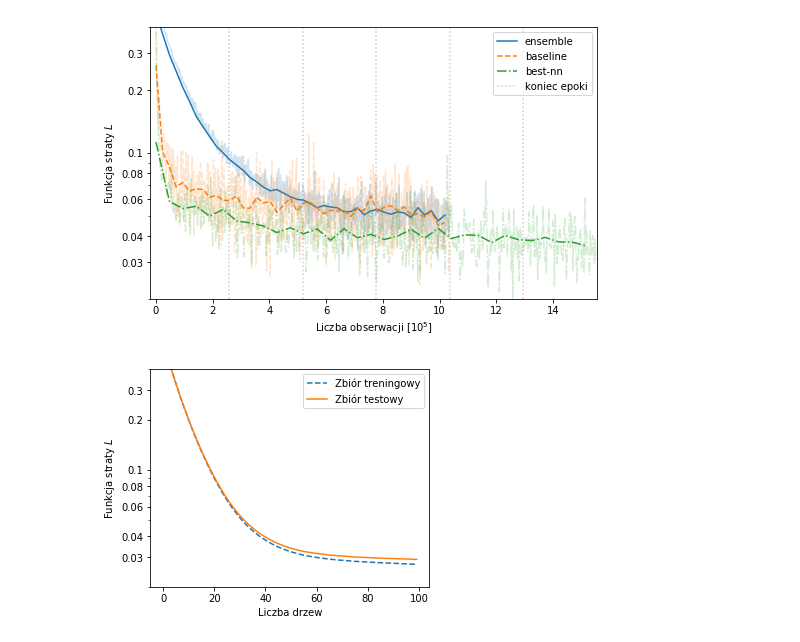
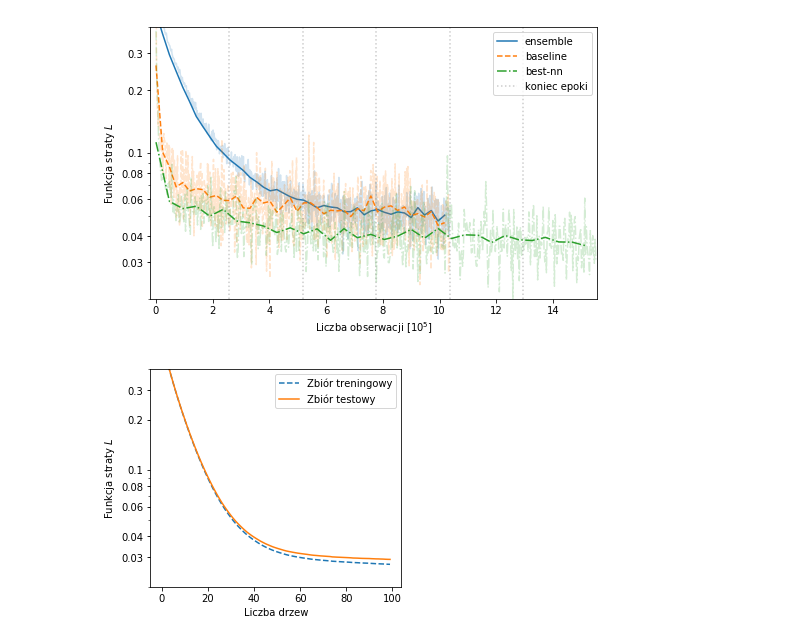
Before and after one commit to byrolew/licencjat, a Jupyter notebook: Loss_plots.ipynb, the cells around one changed output. Drawn from its saved outputs; the diff is of its cells as text; code cells hidden in the pictures.

```diff
--- a/Loss_plots.ipynb
+++ b/Loss_plots.ipynb
@@ -154,16 +162,16 @@ best-nn
 # %%
 train_loss = np.squeeze(np.load("models/train_losses_xgb_whole_data.npy"))
 val_loss = np.squeeze(np.load("models/val_losses_xgb_whole_data.npy"))
-plt.figure(figsize=(5, 4))
+plt.figure(figsize=(4.5, 4))
 plt.semilogy(np.arange(len(train_loss)), train_loss, linestyle="--", label="Zbiór treningowy")
 plt.semilogy(np.arange(len(val_loss)), val_loss, label="Zbiór testowy")
 plt.ylim((2e-2, 4e-1))
 plt.xlabel("Liczba drzew")
 plt.ylabel("Funkcja straty " + r"$L$")
 plt.yticks([3e-2, 4e-2, 6e-2, 8e-2, 1e-1, 2e-1, 3e-1],
            [3e-2, 4e-2, 6e-2, 8e-2, 1e-1, 2e-1, 3e-1])
-plt.legend()
+plt.legend(loc=1)
 plt.savefig("praca/loss_xgb.png", dpi=500)
 plt.show()
 # %% [output]
-[figure, old version]
+[figure, new version]
```
Also changed, not shown: parts of 2 cells of this notebook, 24 other files.
